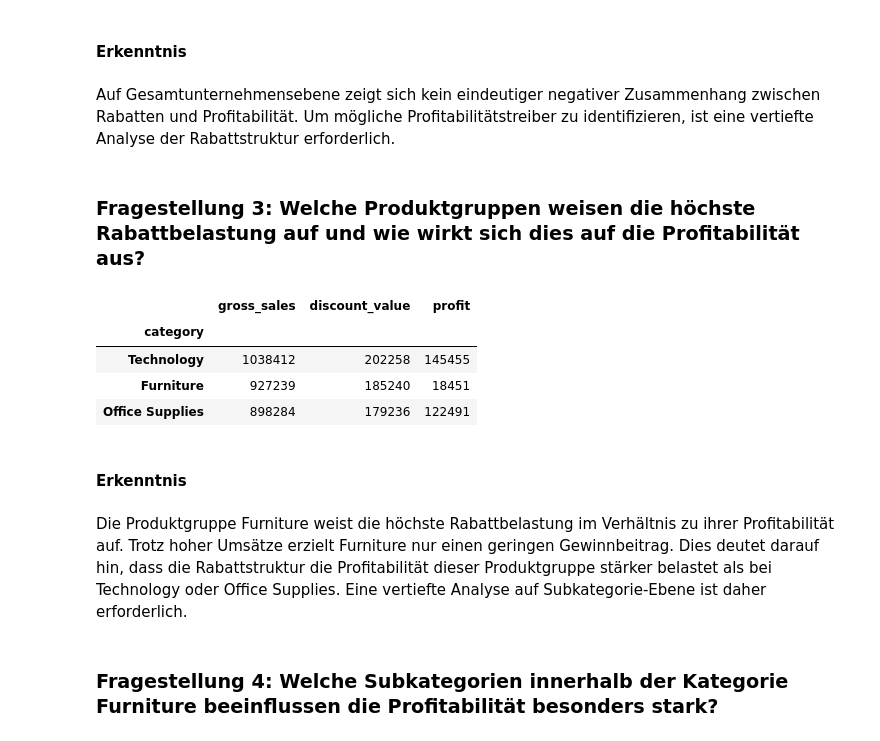
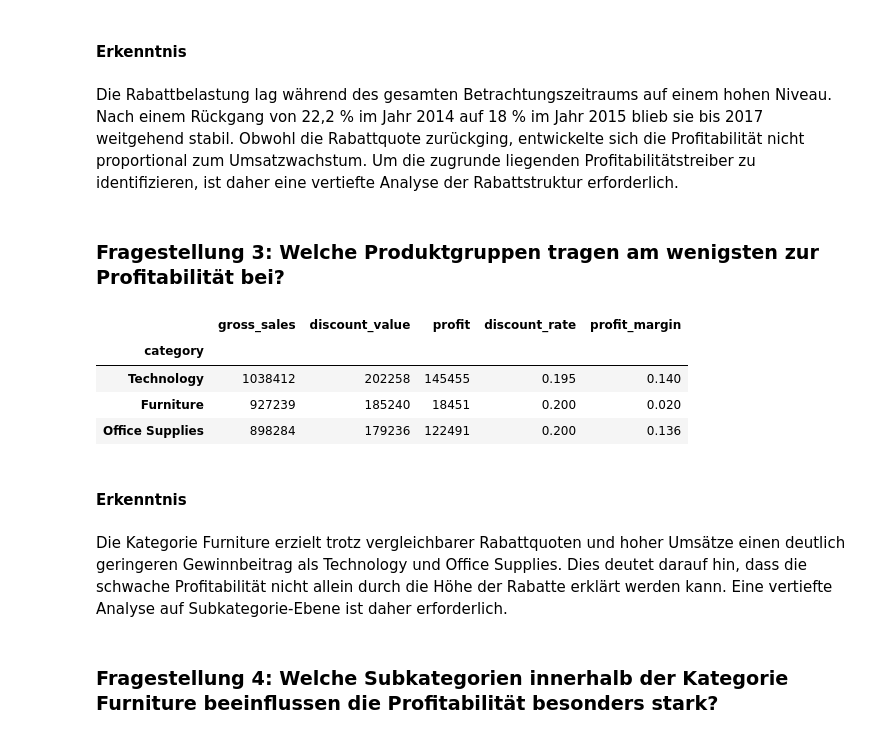
Before and after one commit to Carolyn74/Portfolioprojekt, a Jupyter notebook: test.ipynb, the cells around one changed output. Cells and saved outputs as stored; diff of their text form; code cells hidden in the pictures.

Commit message:
Refined profitability analysis and recommendations

```diff
--- a/test.ipynb
+++ b/test.ipynb
@@ -167,34 +190,54 @@ Name: discount_pct, dtype: float64
 # %% [markdown]
 #### Erkenntnis
 # %% [markdown]
-Auf Gesamtunternehmensebene zeigt sich kein eindeutiger negativer Zusammenhang zwischen Rabatten und Profitabilität. Um mögliche Profitabilitätstreiber zu identifizieren, ist eine vertiefte Analyse der Rabattstruktur erforderlich.
+Die Rabattbelastung lag während des gesamten Betrachtungszeitraums auf einem hohen Niveau. Nach einem Rückgang von 22,2 % im Jahr 2014 auf 18 % im Jahr 2015 blieb sie bis 2017 weitgehend stabil. Obwohl die Rabattquote zurückging, entwickelte sich die Profitabilität nicht proportional zum Umsatzwachstum. Um die zugrunde liegenden Profitabilitätstreiber zu identifizieren, ist daher eine vertiefte Analyse der Rabattstruktur erforderlich.
 # %% [markdown]
-### Fragestellung 3: Welche Produktgruppen weisen die höchste Rabattbelastung auf und wie wirkt sich dies auf die Profitabilität aus?
+### Fragestellung 3: Welche Produktgruppen tragen am wenigsten zur Profitabilität bei?
 # %%
 kategorie_analyse = (
     df.groupby("category")
       .agg({
           "gross_sales": "sum",
           "discount_value": "sum",
           "profit": "sum"
       })
+)
+
+kategorie_analyse["discount_rate"] = (
+    kategorie_analyse["discount_value"]
+    / kategorie_analyse["gross_sales"]
+)
+
+kategorie_analyse["profit_margin"] = (
+    kategorie_analyse["profit"]
+    / kategorie_analyse["gross_sales"]
+)
+
+kategorie_analyse = (
+    kategorie_analyse
       .sort_values(
           by="gross_sales",
           ascending=False
       )
 )
 
-kategorie_analyse.round(0).astype(int)
+kategorie_analyse[["gross_sales", "discount_value", "profit"]] = (
+    kategorie_analyse[["gross_sales", "discount_value", "profit"]]
+    .round(0)
+    .astype(int)
+)
+
+kategorie_analyse.round(3)
 # %% [output]
-|  | gross_sales | discount_value | profit |
-| category |  |  |  |
-| Technology | 1038412 | 202258 | 145455 |
-| Furniture | 927239 | 185240 | 18451 |
-| Office Supplies | 898284 | 179236 | 122491 |
+|  | gross_sales | discount_value | profit | discount_rate | profit_margin |
+| category |  |  |  |  |  |
+| Technology | 1038412 | 202258 | 145455 | 0.195 | 0.140 |
+| Furniture | 927239 | 185240 | 18451 | 0.200 | 0.020 |
+| Office Supplies | 898284 | 179236 | 122491 | 0.200 | 0.136 |
 # %% [markdown]
 #### Erkenntnis
 # %% [markdown]
-Die Produktgruppe Furniture weist die höchste Rabattbelastung im Verhältnis zu ihrer Profitabilität auf. Trotz hoher Umsätze erzielt Furniture nur einen geringen Gewinnbeitrag. Dies deutet darauf hin, dass die Rabattstruktur die Profitabilität dieser Produktgruppe stärker belastet als bei Technology oder Office Supplies. Eine vertiefte Analyse auf Subkategorie-Ebene ist daher erforderlich.
+Die Kategorie Furniture erzielt trotz vergleichbarer Rabattquoten und hoher Umsätze einen deutlich geringeren Gewinnbeitrag als Technology und Office Supplies. Dies deutet darauf hin, dass die schwache Profitabilität nicht allein durch die Höhe der Rabatte erklärt werden kann. Eine vertiefte Analyse auf Subkategorie-Ebene ist daher erforderlich.
 # %% [markdown]
 ### Fragestellung 4: Welche Subkategorien innerhalb der Kategorie Furniture beeinflussen die Profitabilität besonders stark?
 # %%
```
Also changed, not shown: parts of 3 cells of this notebook.
